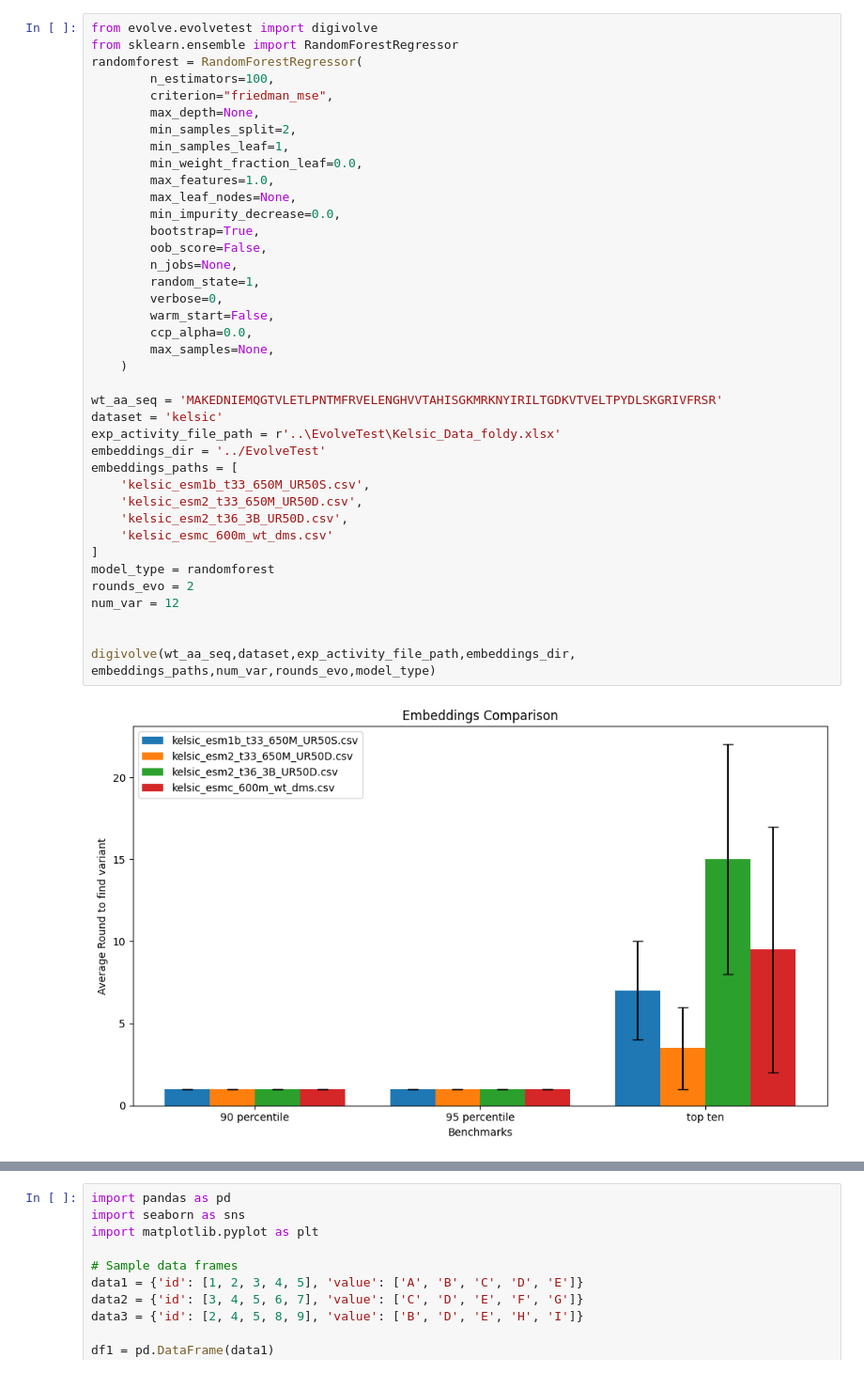
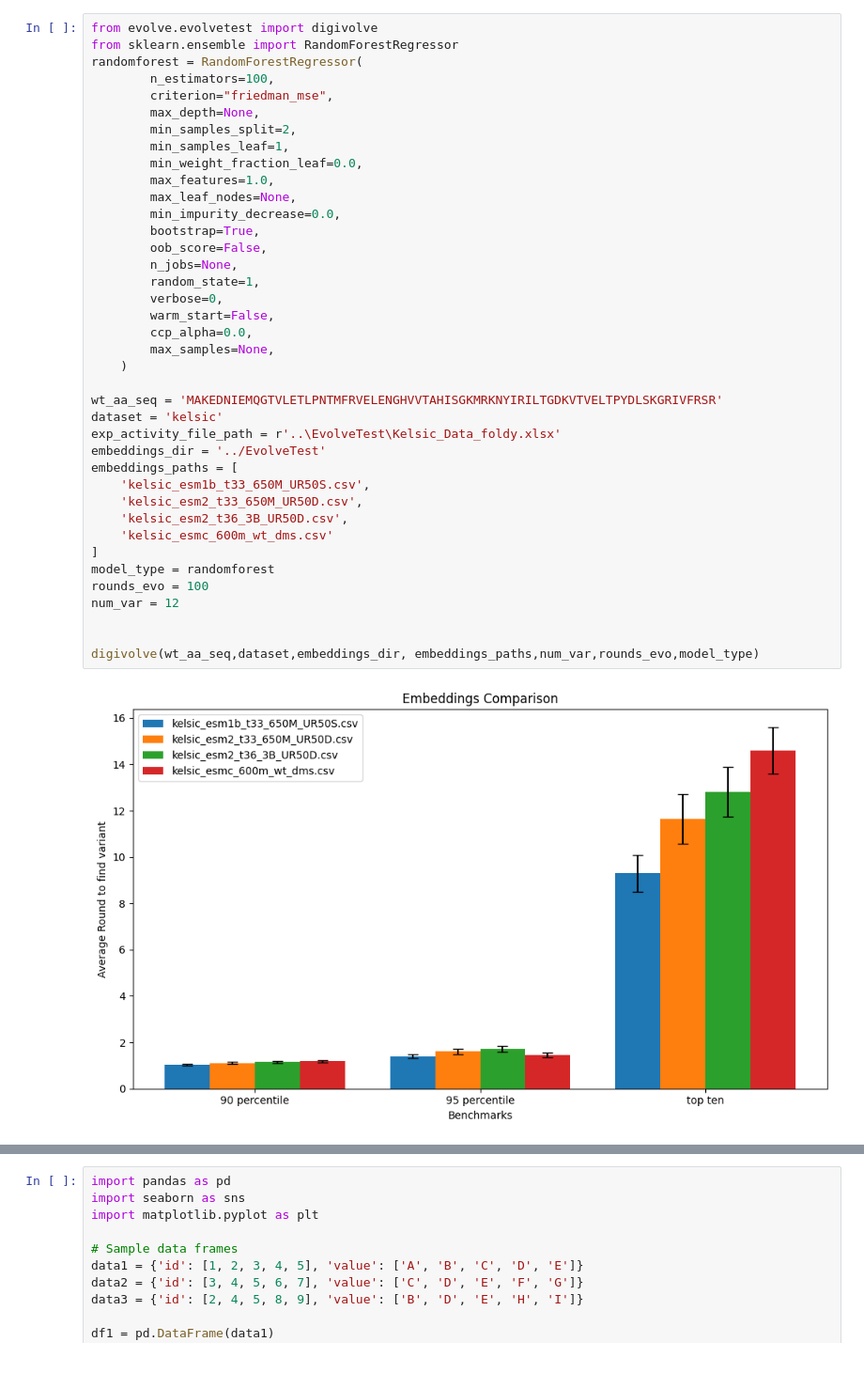
Before and after one commit to JBEI/foldy-internal, a Jupyter notebook: backend/FAFO.ipynb, the cells around one changed output, grey strips where cells are left out. Shown at 94% size. Cells and saved outputs as stored; diff of their text form.

Commit message:
100 rounds kelsic

```diff
--- a/backend/FAFO.ipynb
+++ b/backend/FAFO.ipynb
@@ -9,36 +9,36 @@ randomforest = RandomForestRegressor(
         min_samples_leaf=1,
         min_weight_fraction_leaf=0.0,
         max_features=1.0,
         max_leaf_nodes=None,
         min_impurity_decrease=0.0,
         bootstrap=True,
         oob_score=False,
         n_jobs=None,
         random_state=1,
         verbose=0,
         warm_start=False,
         ccp_alpha=0.0,
         max_samples=None,
     )
 
 wt_aa_seq = 'MAKEDNIEMQGTVLETLPNTMFRVELENGHVVTAHISGKMRKNYIRILTGDKVTVELTPYDLSKGRIVFRSR'
 dataset = 'kelsic'
 exp_activity_file_path = r'..\EvolveTest\Kelsic_Data_foldy.xlsx'
 embeddings_dir = '../EvolveTest'
 embeddings_paths = [
     'kelsic_esm1b_t33_650M_UR50S.csv',
     'kelsic_esm2_t33_650M_UR50D.csv',
     'kelsic_esm2_t36_3B_UR50D.csv',
     'kelsic_esmc_600m_wt_dms.csv'
 ]
 model_type = randomforest
-rounds_evo = 2
+rounds_evo = 100
 num_var = 12
 
 
-digivolve(wt_aa_seq,dataset,exp_activity_file_path,embeddings_dir, embeddings_paths,num_var,rounds_evo,model_type)
+digivolve(wt_aa_seq,dataset,embeddings_dir, embeddings_paths,num_var,rounds_evo,model_type)
 # %% [output]
-[figure, old version]
+[figure, new version]
 [WinError 183] Cannot create a file when that file already exists: '../EvolveTest\\kelsic'
 # %%
 import pandas as pd
```
Also changed, not shown: 1 other file.
